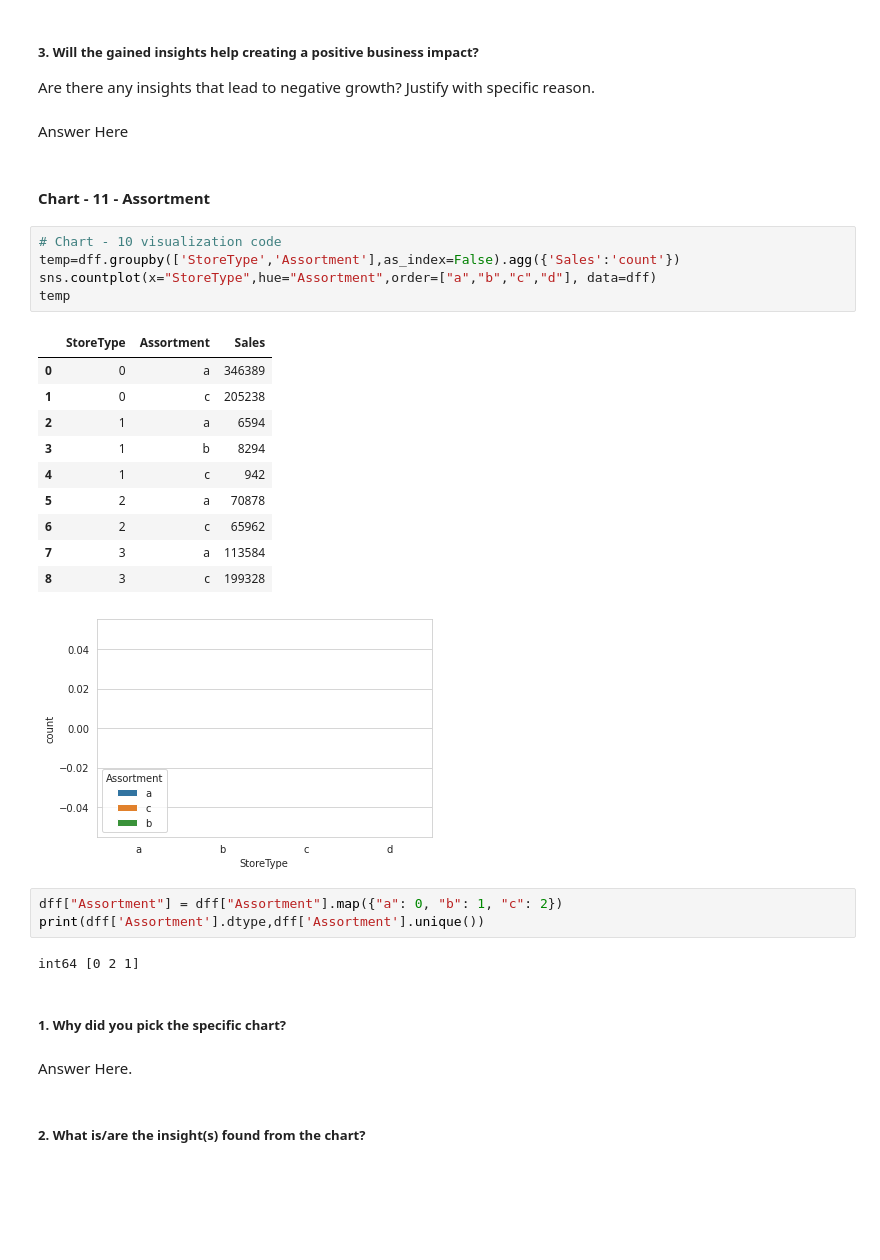
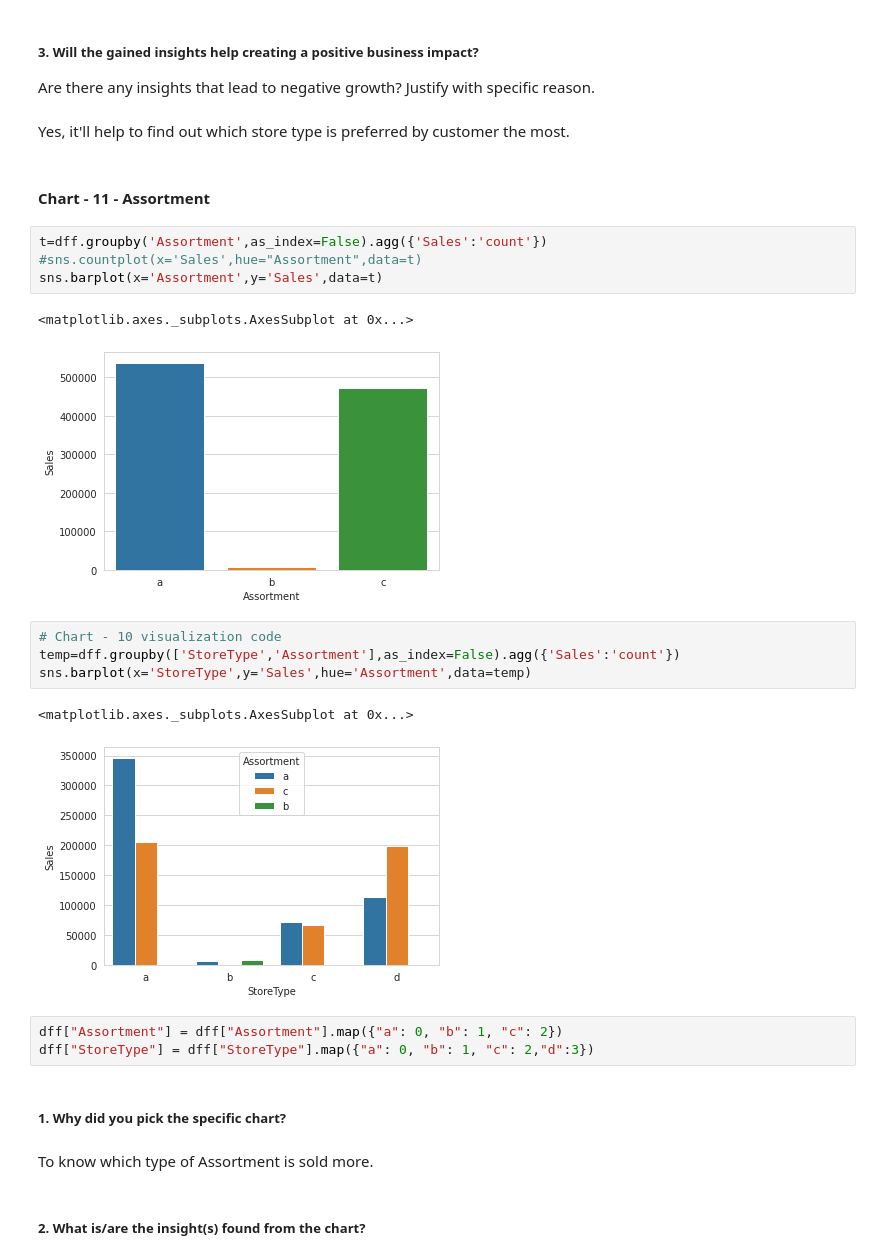
Before and after one commit to Jeetesh-KumarM/CAPSTONE-PROJECT-2-Regression, a Jupyter notebook: Capstone_Project_2_Regression.ipynb, the cells around one changed output. Drawn from its saved outputs; the diff is of its cells as text; blank space fills up the shorter version.

```diff
--- a/Capstone_Project_2_Regression.ipynb
+++ b/Capstone_Project_2_Regression.ipynb
@@ -781,35 +786,30 @@ Answer Here
 # %% [markdown]
 ##### 3. Will the gained insights help creating a positive business impact?
 Are there any insights that lead to negative growth? Justify with specific reason.
-# %% [markdown]
-Answer Here
+# %% [markdown]
+Yes, it'll help to find out which store type is preferred by customer the most.
 # %% [markdown]
 #### Chart - 11 - Assortment
+# %%
+t=dff.groupby('Assortment',as_index=False).agg({'Sales':'count'})
+#sns.countplot(x='Sales',hue="Assortment",data=t)
+sns.barplot(x='Assortment',y='Sales',data=t)
+# %% [output]
+<matplotlib.axes._subplots.AxesSubplot at 0x...>
+[figure, added]
 # %%
 # Chart - 10 visualization code
 temp=dff.groupby(['StoreType','Assortment'],as_index=False).agg({'Sales':'count'})
-sns.countplot(x="StoreType",hue="Assortment",order=["a","b","c","d"], data=dff)
-temp
+sns.barplot(x='StoreType',y='Sales',hue='Assortment',data=temp)
 # %% [output]
-|  | StoreType | Assortment | Sales |
-| 0 | 0 | a | 346389 |
-| 1 | 0 | c | 205238 |
-| 2 | 1 | a | 6594 |
-| 3 | 1 | b | 8294 |
-| 4 | 1 | c | 942 |
-| 5 | 2 | a | 70878 |
-| 6 | 2 | c | 65962 |
-| 7 | 3 | a | 113584 |
-| 8 | 3 | c | 199328 |
+<matplotlib.axes._subplots.AxesSubplot at 0x...>
-[figure, old version]
+[figure, new version]
 # %%
 dff["Assortment"] = dff["Assortment"].map({"a": 0, "b": 1, "c": 2})
-print(dff['Assortment'].dtype,dff['Assortment'].unique())
+dff["StoreType"] = dff["StoreType"].map({"a": 0, "b": 1, "c": 2,"d":3})
-# %% [output]
-int64 [0 2 1]
 # %% [markdown]
 ##### 1. Why did you pick the specific chart?
-# %% [markdown]
-Answer Here.
+# %% [markdown]
+To know which type of Assortment is sold more.
 # %% [markdown]
 ##### 2. What is/are the insight(s) found from the chart?
```
Also changed, not shown: parts of 52 cells of this notebook.
